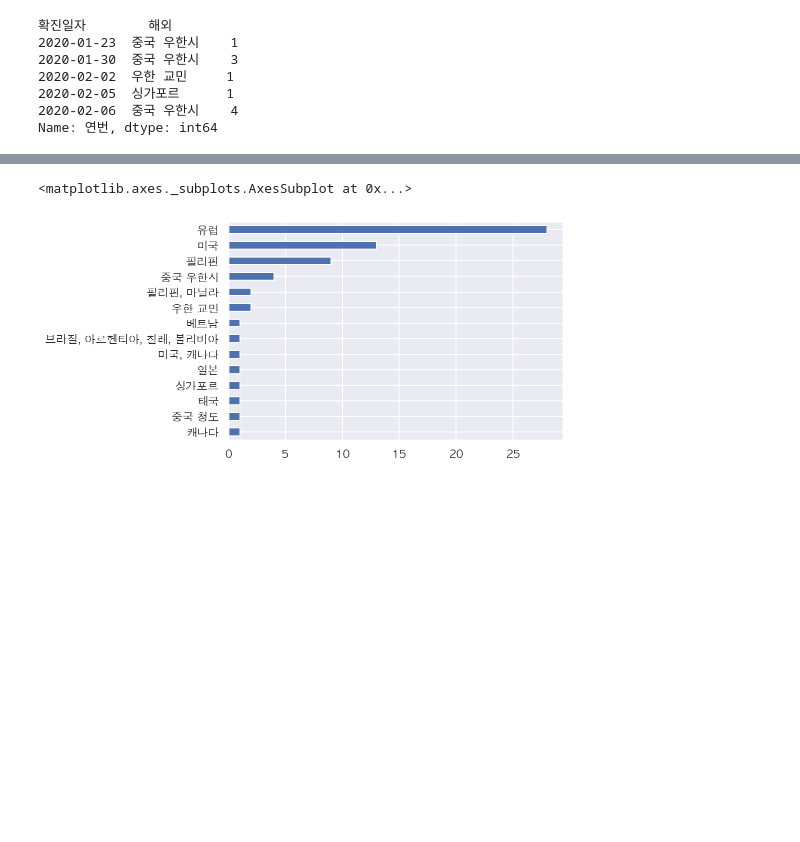
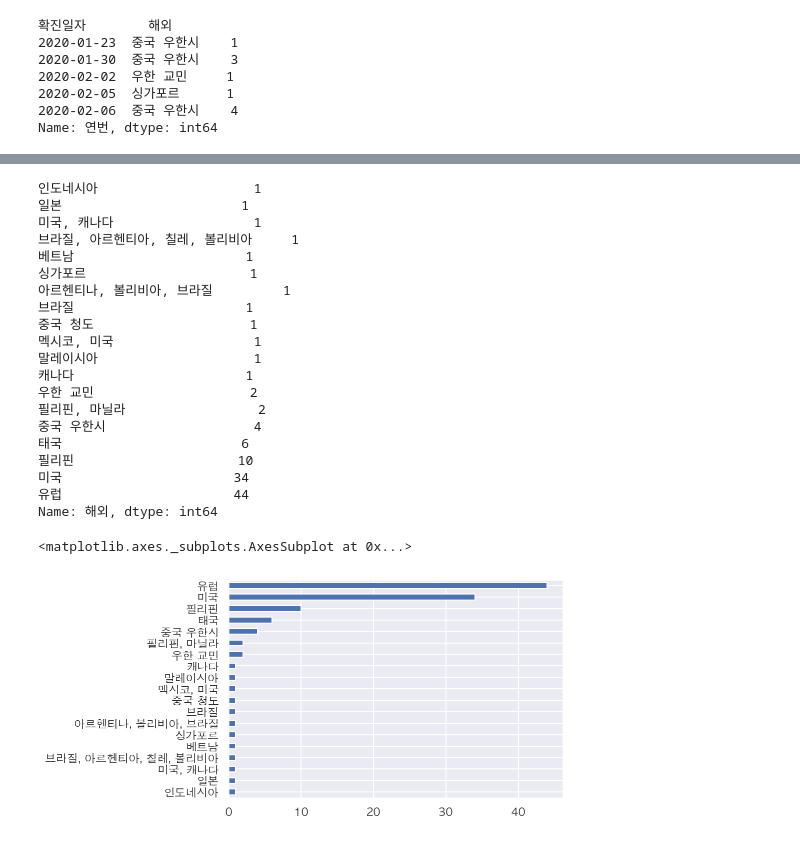
Before and after one commit to corazzon/COVID-19-eda, a Jupyter notebook: 06-seoul-covid-19-eda.ipynb, the cells around one changed output, grey strips where cells are left out. Drawn from its saved outputs; the diff is of its cells as text; code cells hidden in the pictures; blank space fills up the shorter version.

```diff
--- a/06-seoul-covid-19-eda.ipynb
+++ b/06-seoul-covid-19-eda.ipynb
@@ -675,7 +677,31 @@ day_oversea.head()
 | 3 | 2020-02-05 | 싱가포르 | 1 |
 | 4 | 2020-02-06 | 중국 우한시 | 4 |
 # %%
-df_oversea["해외"].value_counts(ascending=True).plot.barh()
+oversea_count = df_oversea["해외"].value_counts(ascending=True)
+oversea_count
 # %% [output]
-<matplotlib.axes._subplots.AxesSubplot at 0x...>
+인도네시아                    1
+일본                       1
+미국, 캐나다                  1
+브라질, 아르헨티아, 칠레, 볼리비아     1
+베트남                      1
+싱가포르                     1
+아르헨티나, 볼리비아, 브라질         1
+브라질                      1
+중국 청도                    1
+멕시코, 미국                  1
+말레이시아                    1
+캐나다                      1
+우한 교민                    2
+필리핀, 마닐라                 2
+중국 우한시                   4
+태국                       6
+필리핀                     10
+미국                      34
+유럽                      44
+Name: 해외, dtype: int64
-[figure, removed]
+# %%
+oversea_count.plot.barh()
+# %% [output]
+<matplotlib.axes._subplots.AxesSubplot at 0x...>
+[figure, added]
```
Also changed, not shown: parts of 50 cells of this notebook.
